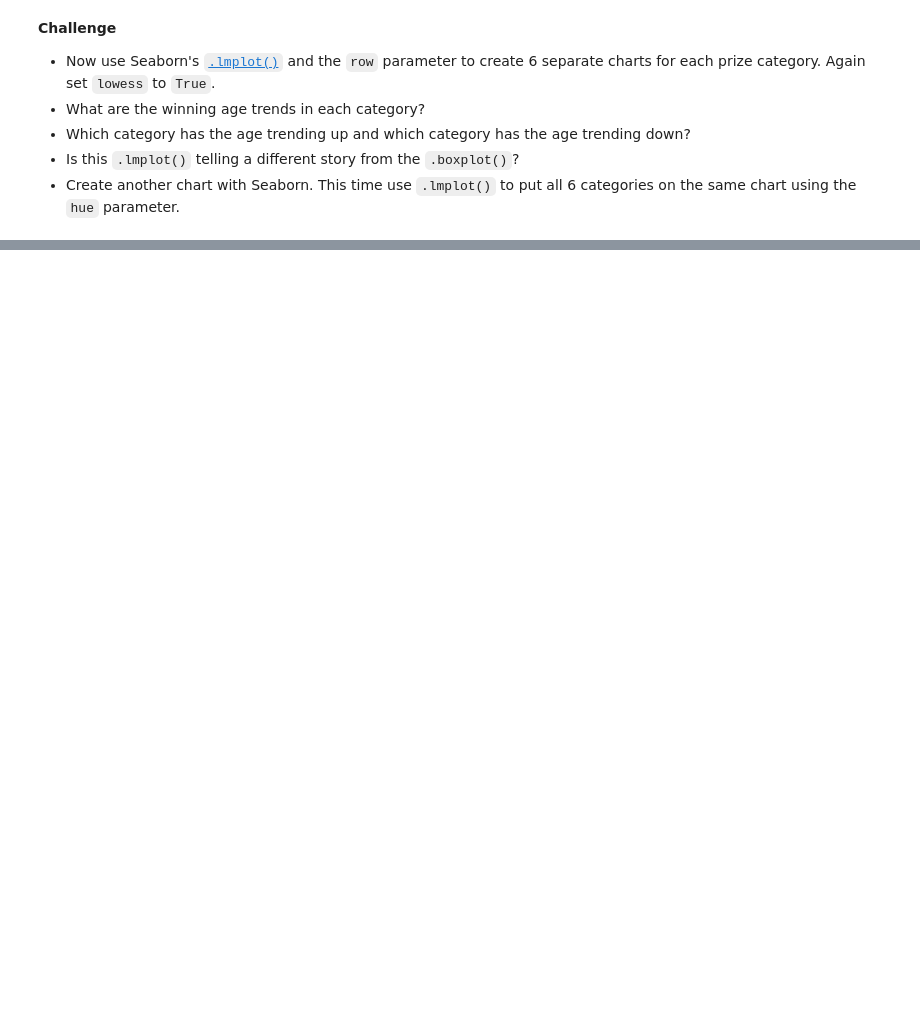
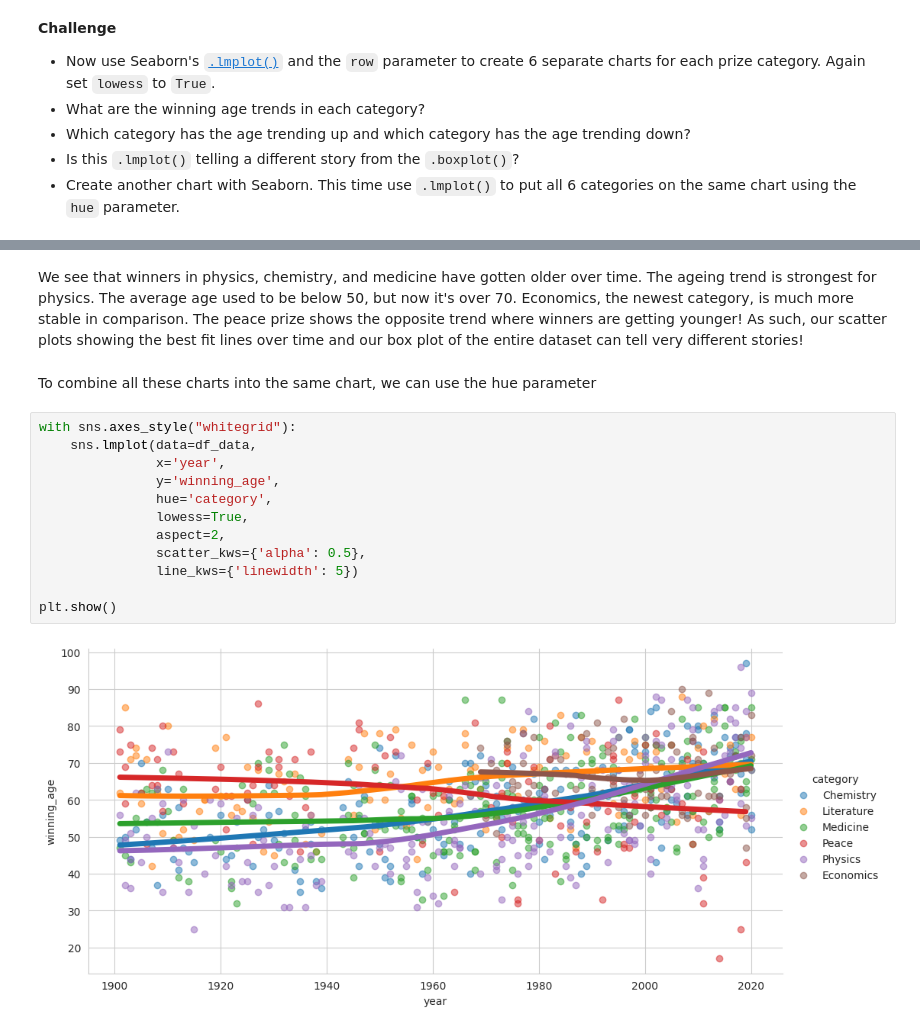
Before and after one commit to M-Awwab-Khan/analyzing-nobel-prize-winners, a Jupyter notebook: Nobel_Prize_Analysis_(start).ipynb, the cells around one changed output, grey strips where cells are left out. Drawn from its saved outputs; the diff is of its cells as text; blank space fills up the shorter version.

```diff
--- a/Nobel_Prize_Analysis_(start).ipynb
+++ b/Nobel_Prize_Analysis_(start).ipynb
@@ -998,0 +1026,18 @@ How does the age of laureates vary by category?
+# %% [markdown]
+We see that winners in physics, chemistry, and medicine have gotten older over time. The ageing trend is strongest for physics. The average age used to be below 50, but now it's over 70. Economics, the newest category, is much more stable in comparison. The peace prize shows the opposite trend where winners are getting younger! As such, our scatter plots showing the best fit lines over time and our box plot of the entire dataset can tell very different stories!
+# %% [markdown]
+To combine all these charts into the same chart, we can use the hue parameter
+# %%
+with sns.axes_style("whitegrid"):
+    sns.lmplot(data=df_data,
+               x='year',
+               y='winning_age',
+               hue='category',
+               lowess=True,
+               aspect=2,
+               scatter_kws={'alpha': 0.5},
+               line_kws={'linewidth': 5})
+
+plt.show()
+# %% [output]
+[figure, added]
```
Also changed, not shown: parts of 3 cells of this notebook.
